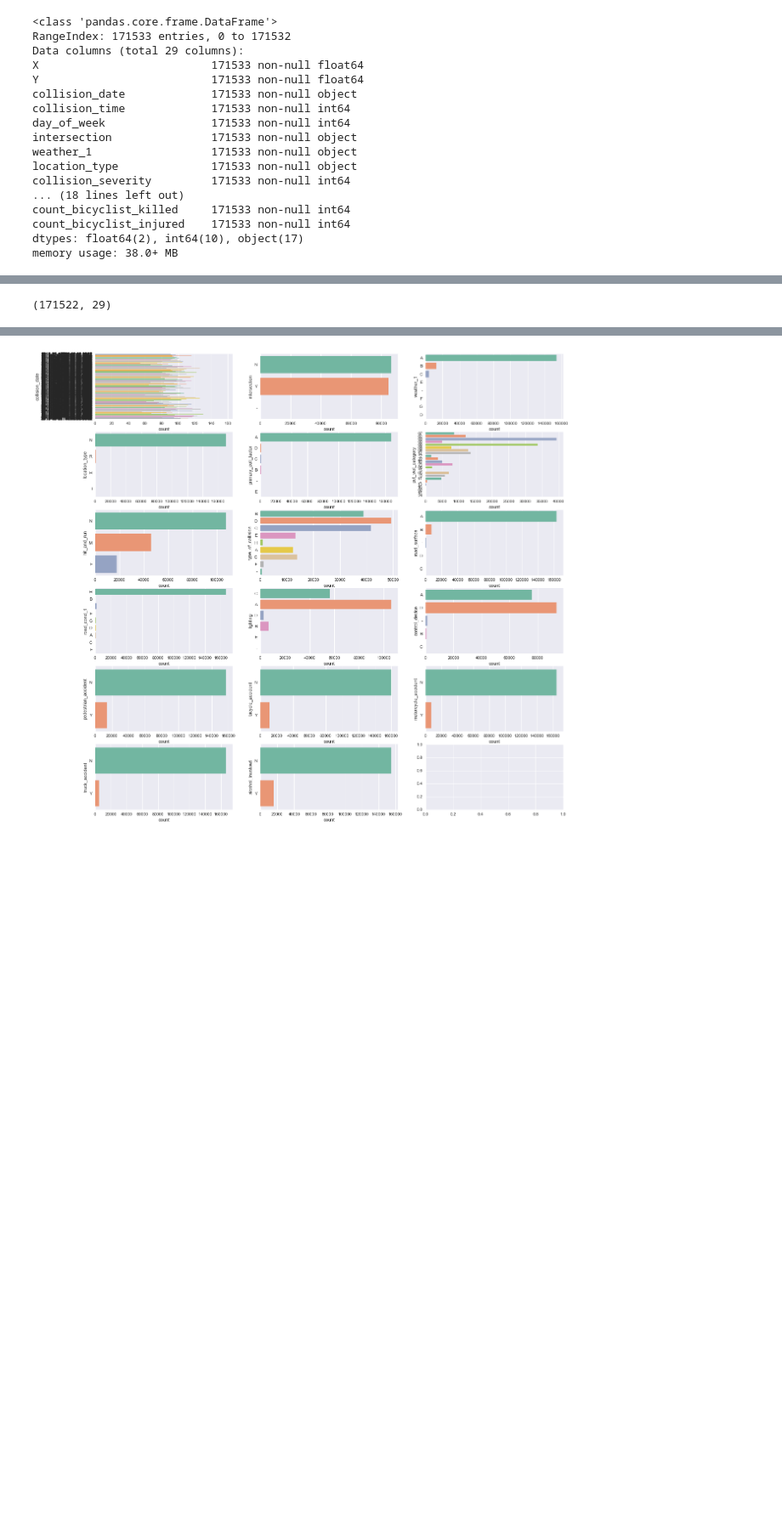
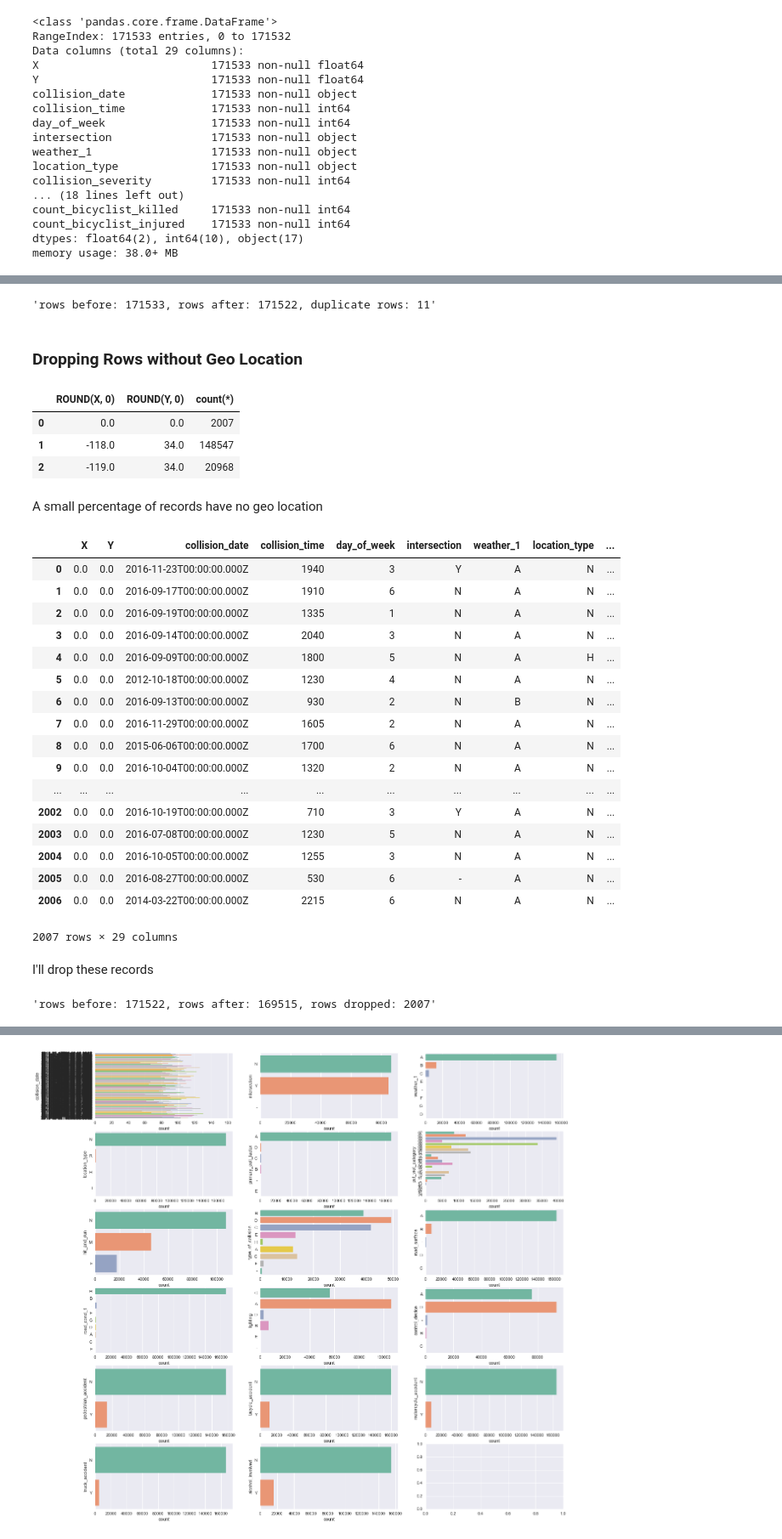
Before and after one commit to Peter-32/LA-Collision-Forecasting, a Jupyter notebook: la_collisions.ipynb, the cells around one changed output, grey strips where cells are left out. Shown at 85% size. Cells and saved outputs as stored; diff of their text form; code cells hidden in the pictures; blank space fills up the shorter version.

```diff
--- a/la_collisions.ipynb
+++ b/la_collisions.ipynb
@@ -98,6 +76,41 @@ memory usage: 38.0+ MB
 # %%
 df = df.drop_duplicates()
-# %%
-df.shape
-# %% [output]
-(171522, 29)
+# %%
+"""rows before: {}, rows after: {}, duplicate rows: {}""". \
+format(rows_before, df.shape[0], rows_before - df.shape[0])
+# %% [output]
+'rows before: 171533, rows after: 171522, duplicate rows: 11'
+# %% [markdown]
+### Dropping Rows without Geo Location
+# %%
+ps.sqldf("select ROUND(X, 0), ROUND(Y, 0), count(*) from df group by 1,2 order by 1 desc,2 desc", locals())
+# %% [output]
+|  | ROUND(X, 0) | ROUND(Y, 0) | count(*) |
+| 0 | 0.0 | 0.0 | 2007 |
+| 1 | -118.0 | 34.0 | 148547 |
+| 2 | -119.0 | 34.0 | 20968 |
+# %% [markdown]
+A small percentage of records have no geo location
+# %%
+ps.sqldf("select * from df where ROUND(X, 0) = 0 or ROUND(Y, 0) = 0", locals())
+# %% [output]
+|  | X | Y | collision_date | collision_time | day_of_week | intersection | weather_1 | location_type | ... |
+| 0 | 0.0 | 0.0 | 2016-11-23T00:00:00.000Z | 1940 | 3 | Y | A | N | ... |
+| 1 | 0.0 | 0.0 | 2016-09-17T00:00:00.000Z | 1910 | 6 | N | A | N | ... |
+| 2 | 0.0 | 0.0 | 2016-09-19T00:00:00.000Z | 1335 | 1 | N | A | N | ... |
+| 3 | 0.0 | 0.0 | 2016-09-14T00:00:00.000Z | 2040 | 3 | N | A | N | ... |
+| 4 | 0.0 | 0.0 | 2016-09-09T00:00:00.000Z | 1800 | 5 | N | A | H | ... |
+| 5 | 0.0 | 0.0 | 2012-10-18T00:00:00.000Z | 1230 | 4 | N | A | N | ... |
+| 6 | 0.0 | 0.0 | 2016-09-13T00:00:00.000Z | 930 | 2 | N | B | N | ... |
+| 7 | 0.0 | 0.0 | 2016-11-29T00:00:00.000Z | 1605 | 2 | N | A | N | ... |
+| 8 | 0.0 | 0.0 | 2015-06-06T00:00:00.000Z | 1700 | 6 | N | A | N | ... |
+| 9 | 0.0 | 0.0 | 2016-10-04T00:00:00.000Z | 1320 | 2 | N | A | N | ... |
+| ... | ... | ... | ... | ... | ... | ... | ... | ... | ... |
+| 2002 | 0.0 | 0.0 | 2016-10-19T00:00:00.000Z | 710 | 3 | Y | A | N | ... |
+| 2003 | 0.0 | 0.0 | 2016-07-08T00:00:00.000Z | 1230 | 5 | N | A | N | ... |
+| 2004 | 0.0 | 0.0 | 2016-10-05T00:00:00.000Z | 1255 | 3 | N | A | N | ... |
+| 2005 | 0.0 | 0.0 | 2016-08-27T00:00:00.000Z | 530 | 6 | - | A | N | ... |
+| 2006 | 0.0 | 0.0 | 2014-03-22T00:00:00.000Z | 2215 | 6 | N | A | N | ... |
+2007 rows × 29 columns
+# %% [markdown]
+I'll drop these records
@@ -103,0 +120,5 @@ df.shape
+# %%
+"""rows before: {}, rows after: {}, rows dropped: {}""". \
+format(rows_before, df.shape[0], rows_before - df.shape[0])
+# %% [output]
+'rows before: 171522, rows after: 169515, rows dropped: 2007'
```
Also changed, not shown: parts of 24 cells of this notebook.
